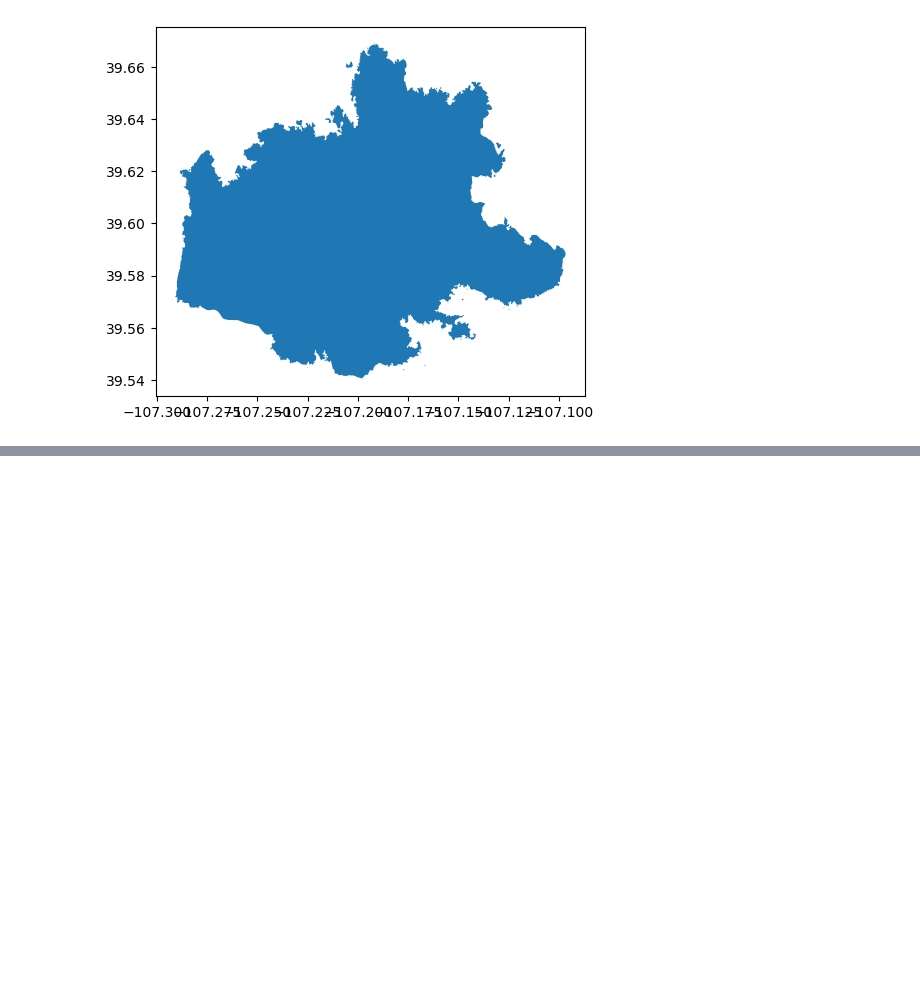
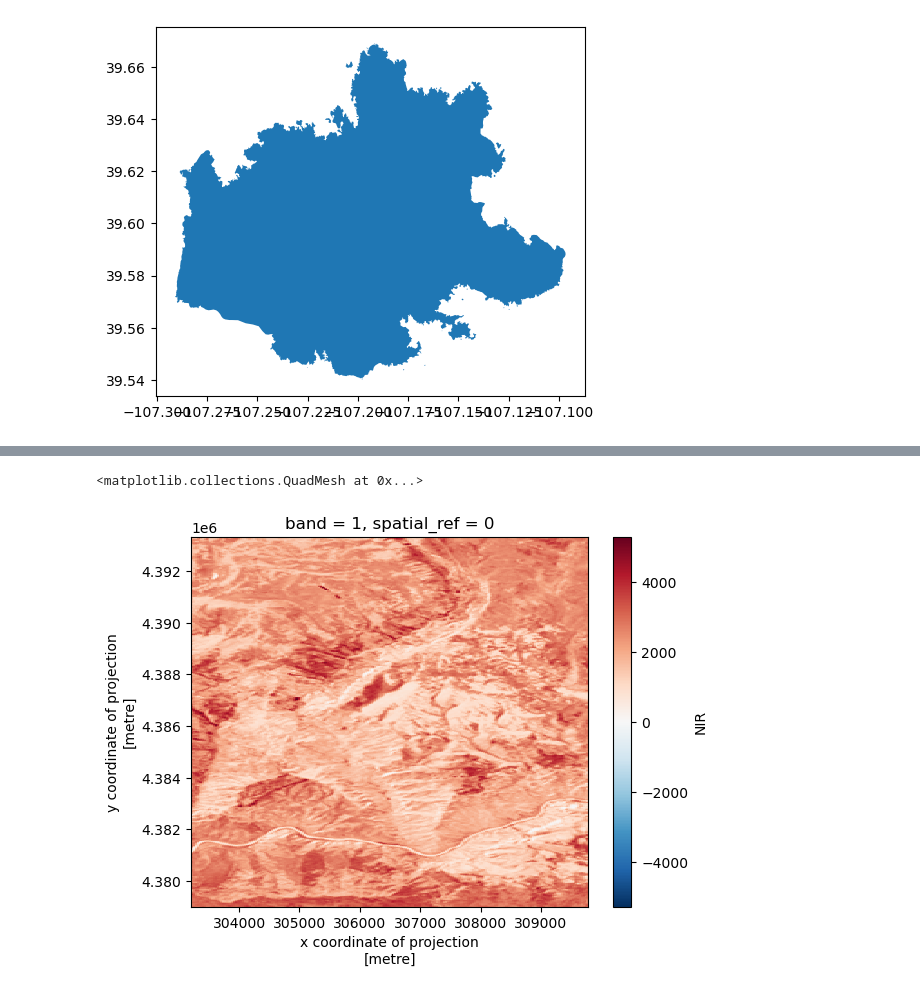
Before and after one commit to cu-esiil-edu/MSUGrizzlyCreek2020Fire, a Jupyter notebook: notebooks/vegetation.ipynb, the cells around one changed output, grey strips where cells are left out. Cells and saved outputs as stored; diff of their text form; code cells hidden in the pictures; blank space fills up the shorter version.

```diff
--- a/notebooks/vegetation.ipynb
+++ b/notebooks/vegetation.ipynb
@@ -141,3 +296,8 @@ mymap
+# %%
+NIR_data.plot()
+# %% [output]
+<matplotlib.collections.QuadMesh at 0x...>
+[figure, added]
 # %%
 data_url = ("https://github.com/cu-esiil-edu/MSUGrizzlyCreek2020Fire/"
             "releases/download/data-release/"
```
Also changed, not shown: parts of 29 cells of this notebook, 15 other files.
